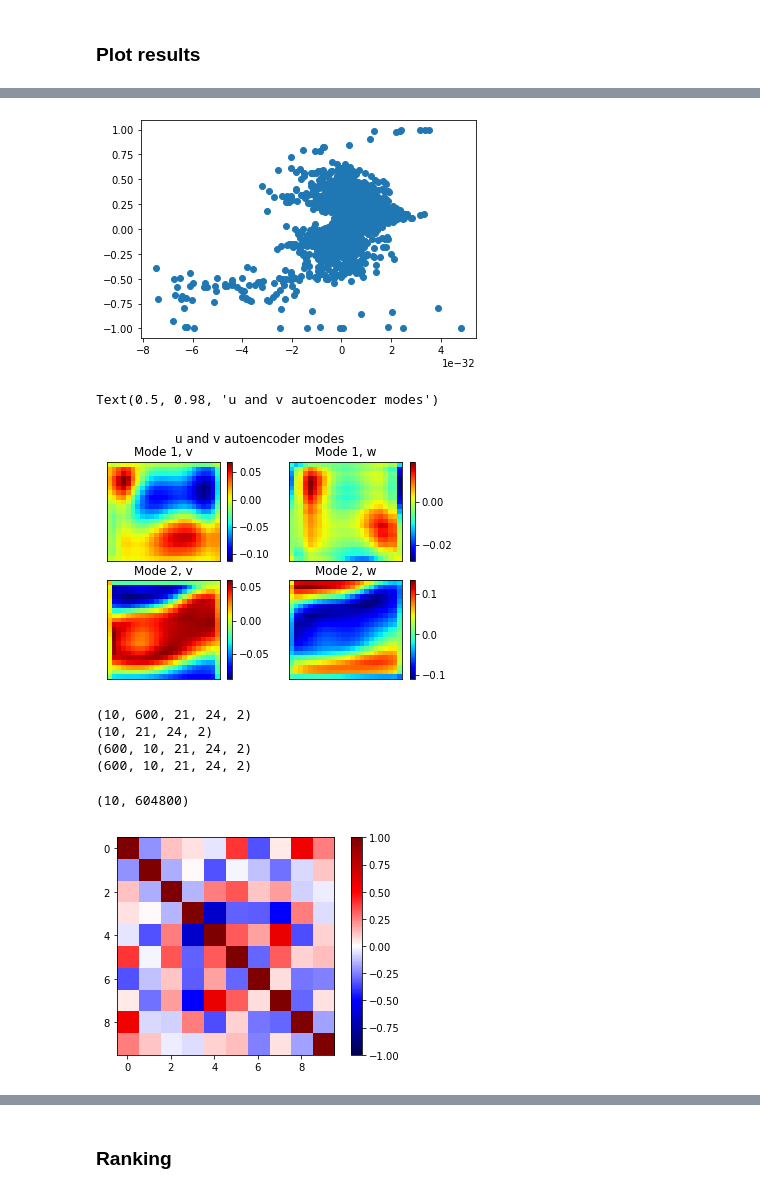
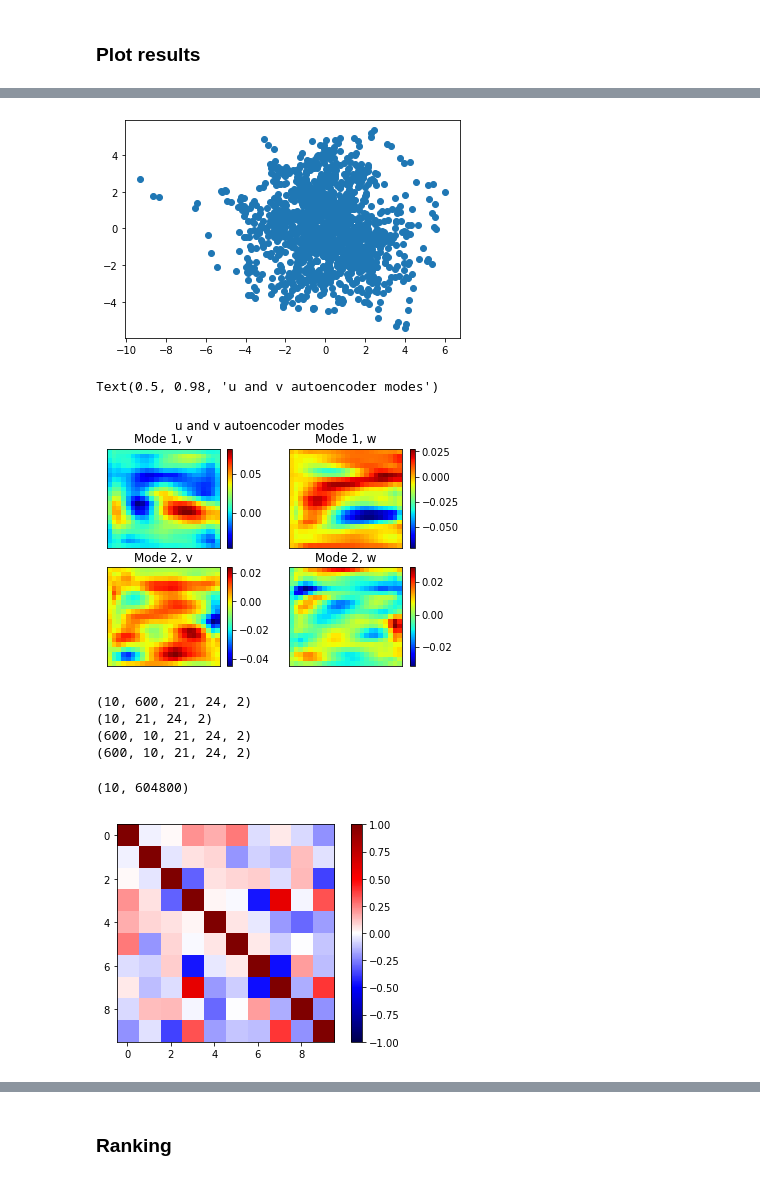
Before and after one commit to MagriLab/MD-CNN-AE, a Jupyter notebook: latent_sapce.ipynb, the cells around one changed output, grey strips where cells are left out. Saved outputs shown, nothing was run; the diff lists cells and outputs as text; code cells hidden in the pictures.

Commit message:
edit train_on_loop

```diff
--- a/latent_sapce.ipynb
+++ b/latent_sapce.ipynb
@@ -13,8 +13,10 @@ import matplotlib.pyplot as plt
 from contextlib import redirect_stdout
 
 import time
-import os
-import datetime
+import configparser
+config = configparser.ConfigParser()
+config.read('__system.ini')
+system_info = config['system_info']
 
 #============================== CCHANGE THESE VALUES ======================
 # data
@@ -23,7 +25,8 @@ Ntrain = 1800 # snapshots for training
 Ntest = 900 # sanpshots for testing
 
 # path
-folder = '/home/ym917/OneDrive/PhD/Code_md-ae/MD_10__2022_05_05__18_53_33/'
+results_folder = 'MD_10__2022_05_10__14_20_22-linear'
+folder = system_info['save_location'] + '/' + results_folder + '/'
 
 ## ae configuration
 filename = folder + 'Model_param.h5'
@@ -144,11 +89,11 @@ decode.layers[0]
 # %%
 import myplot
 
-modes_test = []
-for i in range(0,10):
-    z = latent_test[:,i]
-    z = np.reshape(z,(-1,1))
-    modes_test.append(decoders[i].predict(z))
-modes_test = np.array(modes_test)
-myplot.plot_ae_modes(modes_test,range(10),snapshot=60)
+# modes_test = []
+# for i in range(0,10):
+#     z = latent_test[:,i]
+#     z = np.reshape(z,(-1,1))
+#     modes_test.append(decoders[i].predict(z))
+# modes_test = np.array(modes_test)
+myplot.plot_ae_modes(modes_test,range(10),snapshot=0)
 # %% [output]
@@ -237,9 +178,9 @@ plt.show()
 # %%
 plt.figure()
-plt.scatter(latent_train[:,0],latent_train[:,9])
+plt.scatter(latent_train[:,0],latent_train[:,3])
 plt.show()
 # %% [output]
-[figure, old version]
+[figure, new version]
 # %%
 ## plot time-averaged autoencoder mode
 fig,((ax1,ax2),(ax3,ax4)) = plt.subplots(2,2)
@@ -270,7 +211,7 @@ fig.colorbar(mode2_2,ax=ax4)
 plt.suptitle("u and v autoencoder modes")
 # %% [output]
 Text(0.5, 0.98, 'u and v autoencoder modes')
-[figure, old version]
+[figure, new version]
 # %%
 print(modes_test.shape)
 modes_test_mean = np.mean(modes_test,axis=1)
@@ -288,17 +229,16 @@ print(mode_test.shape)
 # %%
 flatmodes = np.reshape(modes_test[:,:,:,:,:],[latent_dim,-1])
 print(flatmodes.shape)
-# cov = np.cov(flatmodes)
-# cov = np.corrcoef(latent_test.T)
-cov = np.corrcoef(flatmodes)
+cov = np.corrcoef(latent_test.T)
+# cov = np.corrcoef(flatmodes)
 # print(cov)
 plt.figure()
 plt.imshow(cov,cmap='seismic',vmin=-1,vmax=1)
 plt.colorbar()
 plt.show()
 # %% [output]
 (10, 604800)
-[figure, old version]
+[figure, new version]
 # %%
 ## plot instantaneous autoencoder modes
 
```
Also changed, not shown: parts of 16 cells of this notebook, 4 other files.
